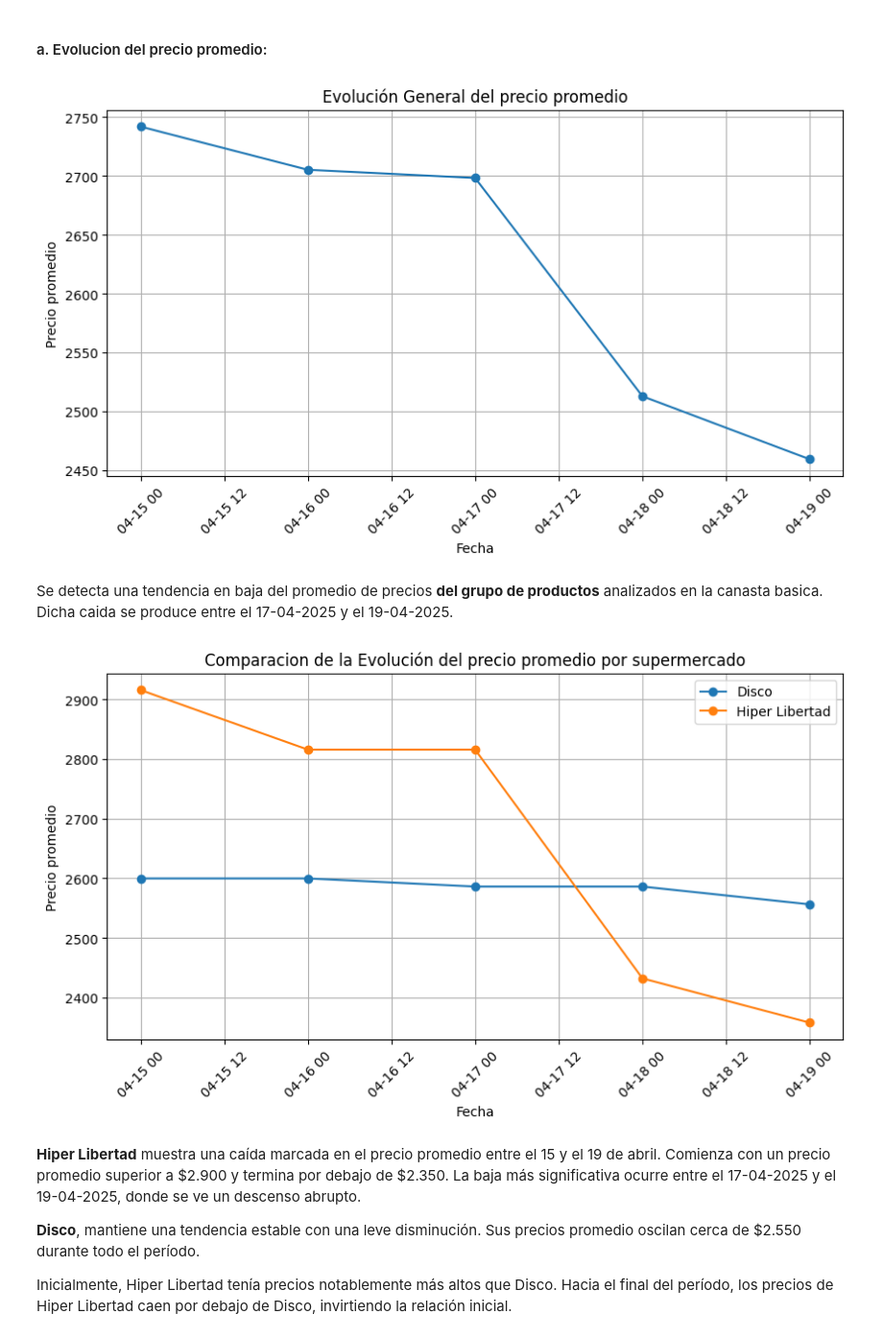
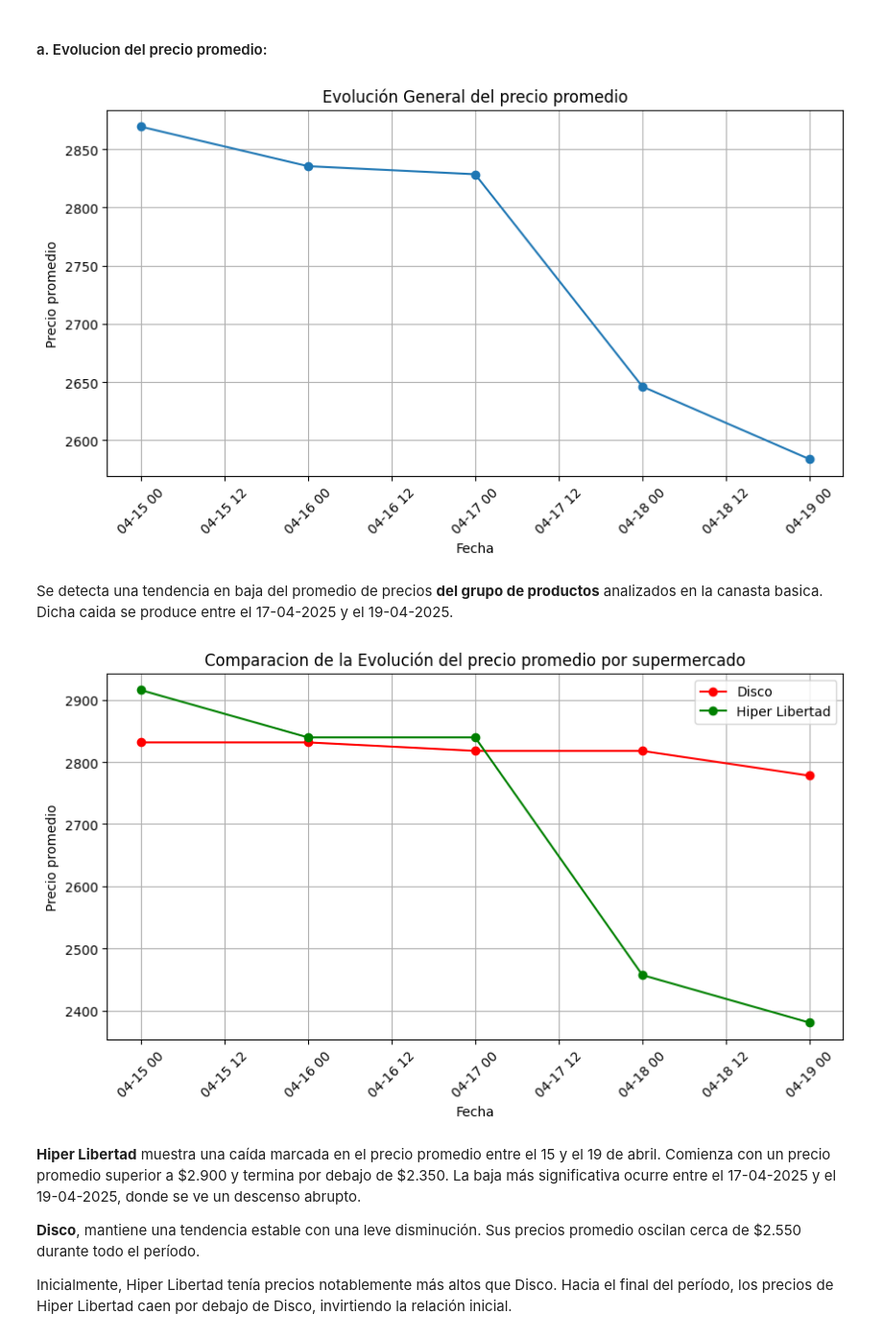
Before and after one commit to manuelpalomeque/Web-Scraper-canasta-basica, a Jupyter notebook: notebooks/01_EDA_WS.ipynb, the cells around one changed output. Shown at 96% size. Cells and saved outputs as stored; diff of their text form; code cells hidden in the pictures.

```diff
--- a/notebooks/01_EDA_WS.ipynb
+++ b/notebooks/01_EDA_WS.ipynb
@@ -171,7 +171,9 @@ df_unificado.describe()
 for i in range(len(df_unificado)):
   if df_unificado.iloc[i]['Supermercado'] == 'Hiper Libertad':
     if 'batata' in df_unificado.iloc[i]['Nombre Producto'].lower():
-      df_unificado.iloc[i, df_unificado.columns.get_loc('Precio')] *= 2
+      df_unificado.iloc[i, df_unificado.columns.get_loc('Precio')] = (
+                df_unificado.iloc[i]['Precio'] * 2
+            )
 # %%
 # Multiplicar por dos el valor del precio de la cebolla en el supermercado
 # hiper libertad, ya que  su precio es por medio kilogramos y el precio de disco
@@ -180,16 +182,20 @@ for i in range(len(df_unificado)):
 for i in range(len(df_unificado)):
   if df_unificado.iloc[i]['Supermercado'] == 'Hiper Libertad':
     if 'cebolla' in df_unificado.iloc[i]['Nombre Producto'].lower():
-      df_unificado.iloc[i, df_unificado.columns.get_loc('Precio')] *2
+      df_unificado.iloc[i, df_unificado.columns.get_loc('Precio')] = (
+                df_unificado.iloc[i]['Precio'] * 2
+            )
 # %%
 # Multiplicar por dos el valor del precio del pollo en el supermercado
-# disco, ya que  su precio es por medio kilogramos y el precio de hiper libertad
+# disco, ya que  su precio es por kilogramos y el precio de hiper libertad
 # es por 2 kilogramo
 
 for i in range(len(df_unificado)):
   if df_unificado.iloc[i]['Supermercado'] == 'Disco':
     if 'pollo' in df_unificado.iloc[i]['Nombre Producto'].lower():
-      df_unificado.iloc[i, df_unificado.columns.get_loc('Precio')] * 2
+      df_unificado.iloc[i, df_unificado.columns.get_loc('Precio')] = (
+                df_unificado.iloc[i]['Precio'] * 2.5
+            )
 # %%
 # Estándar de nombres:
 # En base al nombre correspondiente se incorpora el nombre estandarizado del producto
@@ -197,7 +203,7 @@ for i in range(len(df_unificado)):
 
 # Diccionario de elementos de Disco:
 productos = ['Galletas de agua','Galletas dulces','Arroz','Harina','Papa',
-             'Batata','Azucar','Dulce de leche','Cebolla','Manzana','Pollo',
+             'Batata','Azucar','Cebolla','Manzana','Pollo',
              'Salame','Huevo','Leche', 'Queso crema', 'Yogur', 'Manteca',
              'Aceite','Gaseosa', 'Cerveza', 'Sal fina','Vinagre', 'Café',
              'Yerba', 'Mayonesa','Pan']
@@ -249,32 +263,32 @@ plt.grid(True)
 plt.xticks(rotation=45)
 plt.show()
 # %% [output]
-[figure, old version]
+[figure, new version]
 # %% [markdown]
 Se detecta una tendencia en baja del promedio de precios **del grupo de productos** analizados en la canasta basica. Dicha caida se produce entre el 17-04-2025 y el 19-04-2025.
 # %%
 # Grafico de comparacion entre supermercado
 
 # Disco:
 disco_evolucion_general =  df_unificado[df_unificado['Supermercado'] == 'Disco']
 disco_evolucion = disco_evolucion_general.groupby('fecha')['Precio'].mean().reset_index()
 
 # Hiper Libertad:
 hiper_libertad_evolucion_general =  df_unificado[df_unificado['Supermercado'] == 'Hiper Libertad']
 hiper_evolucion = hiper_libertad_evolucion_general.groupby('fecha')['Precio'].mean().reset_index()
 
 plt.figure(figsize=(10,5))
-plt.plot(disco_evolucion['fecha'], disco_evolucion['Precio'], marker='o', label='Disco')
-plt.plot(hiper_evolucion['fecha'], hiper_evolucion['Precio'], marker='o', label='Hiper Libertad')
+plt.plot(disco_evolucion['fecha'], disco_evolucion['Precio'], marker='o', label='Disco', color='red')
+plt.plot(hiper_evolucion['fecha'], hiper_evolucion['Precio'], marker='o', label='Hiper Libertad', color='green')
 plt.title("Comparacion de la Evolución del precio promedio por supermercado")
 plt.xlabel("Fecha")
 plt.ylabel("Precio promedio")
 plt.grid(True)
 plt.xticks(rotation=45)
 plt.legend()
 plt.show()
 # %% [output]
-[figure, old version]
+[figure, new version]
 # %% [markdown]
 **Hiper Libertad** muestra una caída marcada en el precio promedio entre el 15 y el 19 de abril. Comienza con un precio promedio superior a \$2.900 y termina por debajo de \$2.350. La baja más significativa ocurre entre el 17-04-2025 y el 19-04-2025, donde se ve un descenso abrupto.
 
```
Also changed, not shown: parts of 9 cells of this notebook.
